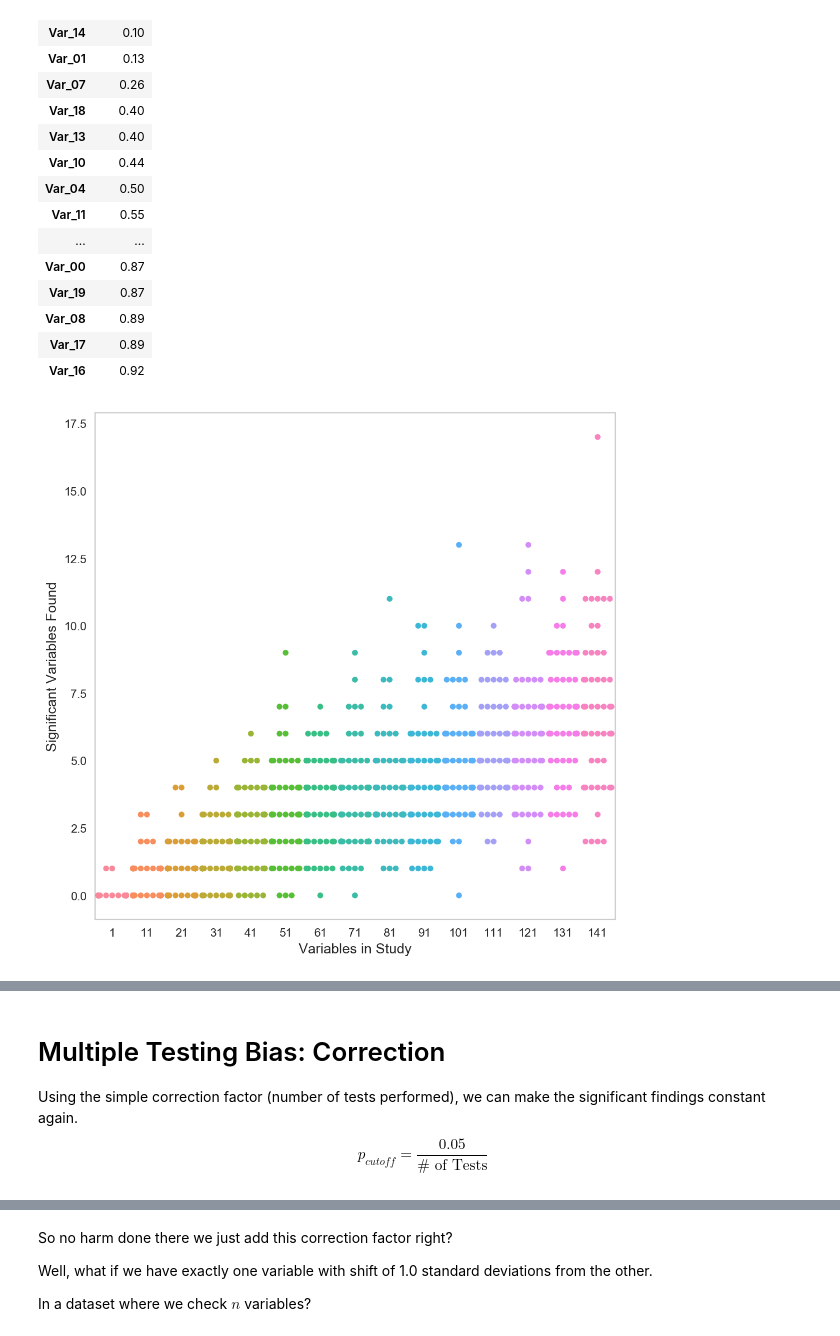
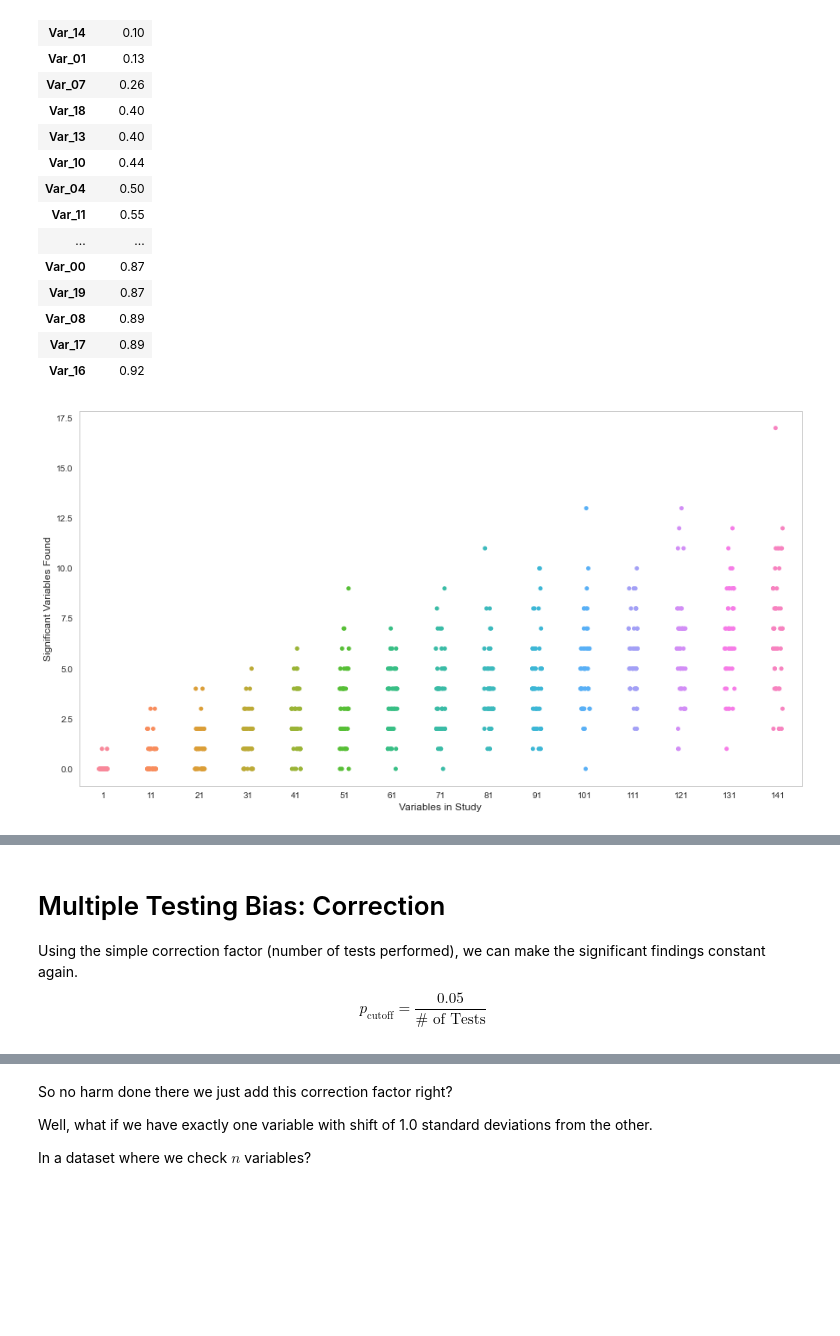
Before and after one commit to ImagingLectures/Quantitative-Big-Imaging-2021, a Jupyter notebook: Lectures/Lecture-08/08-Statistics.ipynb, the cells around one changed output, grey strips where cells are left out. Saved outputs shown, nothing was run; the diff lists cells and outputs as text; code cells hidden in the pictures; blank space fills up the shorter version.

```diff
--- a/Lectures/Lecture-08/08-Statistics.ipynb
+++ b/Lectures/Lecture-08/08-Statistics.ipynb
@@ -558,9 +573,11 @@ for n_vars in notebook.tqdm(range(1, 150, 10)):
                       'Significant Variables Found': np.sum(p_values < 0.05),
                      'raw_values': p_values}]
 var_found_df = pd.DataFrame(out_list)
-sns.swarmplot(data=var_found_df, x='Variables in Study', y='Significant Variables Found');
-# %% [output]
-[figure, removed]
+# %%
+fig,ax = plt.subplots(1,1,figsize=(15,8))
+sns.stripplot(data=var_found_df, x='Variables in Study', y='Significant Variables Found');
+# %% [output]
+[figure, added]
 # %%
 plt.figure(figsize=(12,7))
 sns.boxplot(data=var_found_df,
@@ -571,7 +588,7 @@ sns.boxplot(data=var_found_df,
 # Multiple Testing Bias: Correction
 
 Using the simple correction factor (number of tests performed), we can make the significant findings constant again.
-$$ p_{cutoff} = \frac{0.05}{\textrm{# of Tests}} $$
+$$ p_{\mbox{cutoff}} = \frac{0.05}{\textrm{# of Tests}} $$
 # %%
 var_found_df['Corrected Significant Count'] = var_found_df['raw_values'].map(lambda p_values:
                                                                              np.sum(p_values<0.05/len(p_values)))
```
Also changed, not shown: parts of 125 cells of this notebook.
